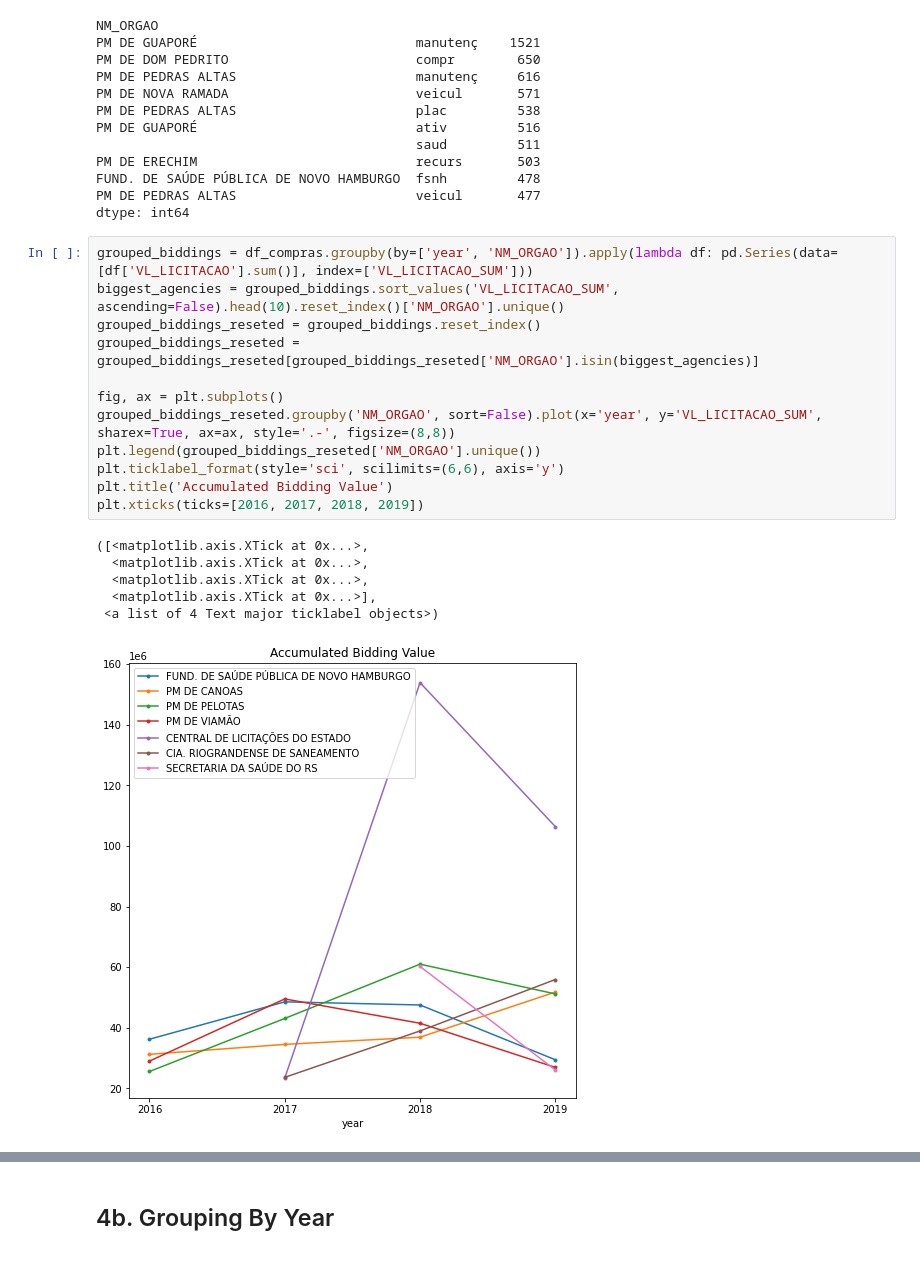
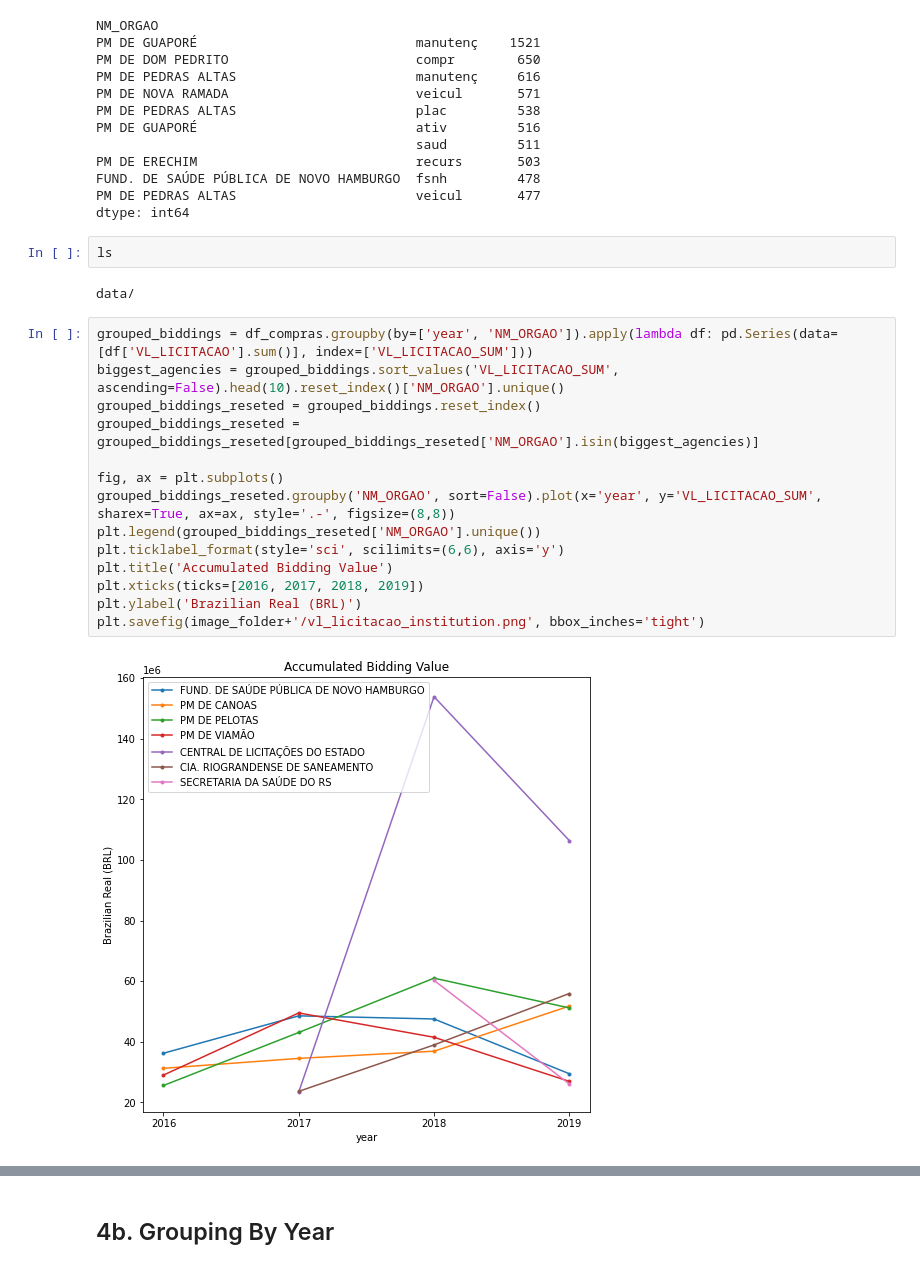
Before and after one commit to luizrennocosta/RS-licitation-data-study, a Jupyter notebook: DSB_Challenge.ipynb, the cells around one changed output, grey strips where cells are left out. Cells and saved outputs as stored; diff of their text form.

```diff
--- a/DSB_Challenge.ipynb
+++ b/DSB_Challenge.ipynb
@@ -211,25 +233,26 @@ PM DE ERECHIM                            recurs       503
 FUND. DE SAÚDE PÚBLICA DE NOVO HAMBURGO  fsnh         478
 PM DE PEDRAS ALTAS                       veicul       477
 dtype: int64
+# %%
+ls
+# %% [output]
+data/
 # %%
 grouped_biddings = df_compras.groupby(by=['year', 'NM_ORGAO']).apply(lambda df: pd.Series(data=[df['VL_LICITACAO'].sum()], index=['VL_LICITACAO_SUM']))
 biggest_agencies = grouped_biddings.sort_values('VL_LICITACAO_SUM', ascending=False).head(10).reset_index()['NM_ORGAO'].unique()
 grouped_biddings_reseted = grouped_biddings.reset_index()
 grouped_biddings_reseted = grouped_biddings_reseted[grouped_biddings_reseted['NM_ORGAO'].isin(biggest_agencies)]
 
 fig, ax = plt.subplots()
 grouped_biddings_reseted.groupby('NM_ORGAO', sort=False).plot(x='year', y='VL_LICITACAO_SUM', sharex=True, ax=ax, style='.-', figsize=(8,8))
 plt.legend(grouped_biddings_reseted['NM_ORGAO'].unique())
 plt.ticklabel_format(style='sci', scilimits=(6,6), axis='y')
 plt.title('Accumulated Bidding Value')
 plt.xticks(ticks=[2016, 2017, 2018, 2019])
+plt.ylabel('Brazilian Real (BRL)')
+plt.savefig(image_folder+'/vl_licitacao_institution.png', bbox_inches='tight')
 # %% [output]
-([<matplotlib.axis.XTick at 0x...>,
-  <matplotlib.axis.XTick at 0x...>,
-  <matplotlib.axis.XTick at 0x...>,
-  <matplotlib.axis.XTick at 0x...>],
- <a list of 4 Text major ticklabel objects>)
-[figure, old version]
+[figure, new version]
 # %%
 # Checking bidding share per public institution and year.
 def calculate_share_bidding(df):
```
Also changed, not shown: parts of 19 cells of this notebook, 1 other file.
